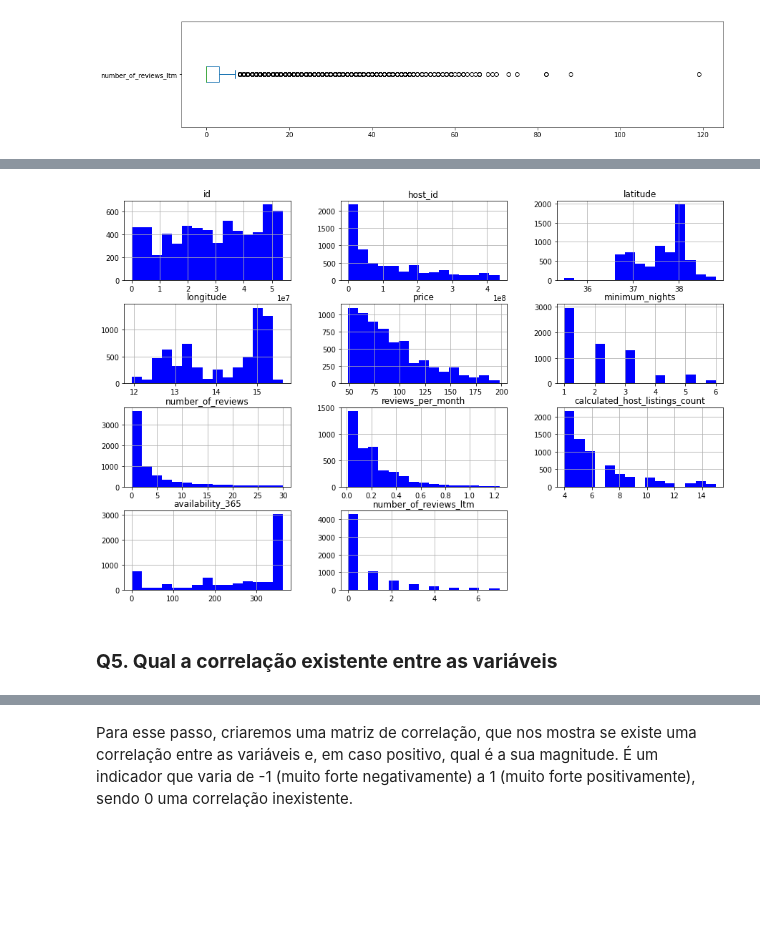
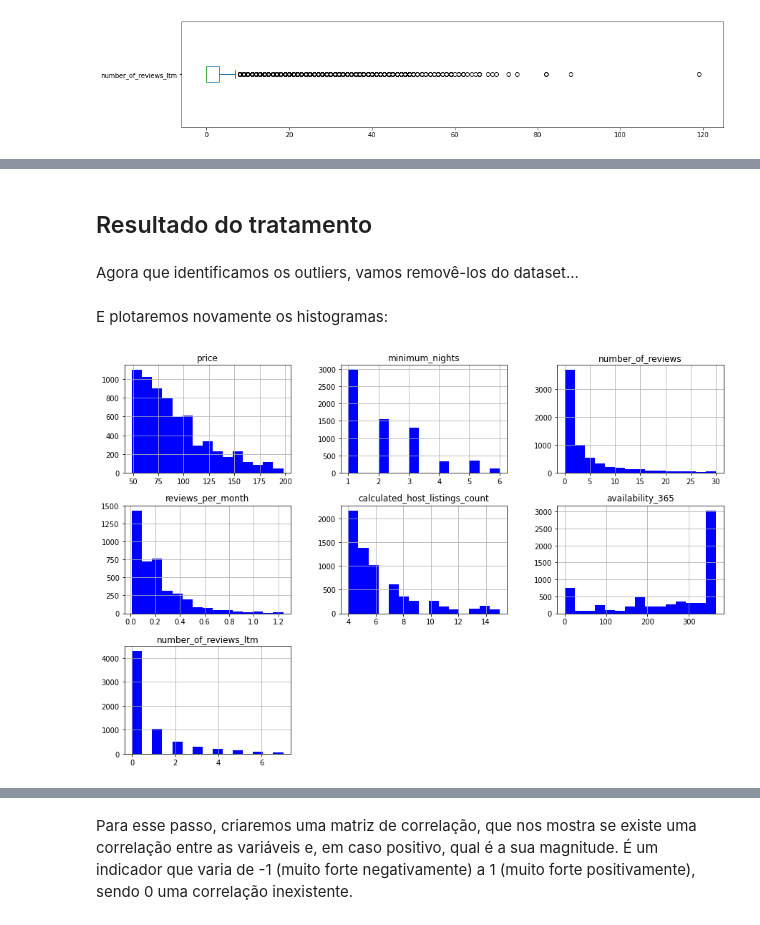
Before and after one commit to eduardoscovino/Airbnb-data-analysis-sicilia, a Jupyter notebook: Analisando_os_Dados_do_Airbnb.ipynb, the cells around one changed output, grey strips where cells are left out. Cells and saved outputs as stored; diff of their text form; code cells hidden in the pictures; blank space fills up the shorter version.

```diff
--- a/Analisando_os_Dados_do_Airbnb.ipynb
+++ b/Analisando_os_Dados_do_Airbnb.ipynb
@@ -366,3 +380,7 @@ Vamos limpar a base retirando os outliers nas variáveis listadas acima
+# %% [markdown]
+## Resultado do tratamento
+# %% [markdown]
+Agora que identificamos os outliers, vamos removê-los do dataset...
 # %%
 df_clean = df.copy()
 # removendo outliers superiores
@@ -380,10 +398,10 @@ df_clean.drop(df_clean[df_clean.number_of_reviews < calc_lim_inf(df.number_of_re
 df_clean.drop(df_clean[df_clean.reviews_per_month < calc_lim_inf(df.reviews_per_month.quantile(0.75), df.reviews_per_month.quantile(0.25), df.reviews_per_month.mean())].index, axis=0, inplace=True)
 df_clean.drop(df_clean[df_clean.calculated_host_listings_count < calc_lim_inf(df.calculated_host_listings_count.quantile(0.75), df.calculated_host_listings_count.quantile(0.25), df.calculated_host_listings_count.mean())].index, axis=0, inplace=True)
 df_clean.drop(df_clean[df_clean.number_of_reviews_ltm < calc_lim_inf(df.number_of_reviews_ltm.quantile(0.75), df.number_of_reviews_ltm.quantile(0.25), df.number_of_reviews_ltm.mean())].index, axis=0, inplace=True)
-
-# plotando a base limpa
-df_clean.hist(bins = 15, figsize =(15, 10), color='blue');
-# %% [output]
-[figure, removed]
-# %% [markdown]
-### **Q5. Qual a correlação existente entre as variáveis**
+# %% [markdown]
+E plotaremos novamente os histogramas:
+# %%
+# plotando a base limpa
+df_clean[['price', 'minimum_nights', 'number_of_reviews', 'reviews_per_month', 'calculated_host_listings_count', 'availability_365', 'number_of_reviews_ltm']].hist(bins = 15, figsize =(15, 10), color='blue');
+# %% [output]
+[figure, added]
```
Also changed, not shown: parts of 44 cells of this notebook.
